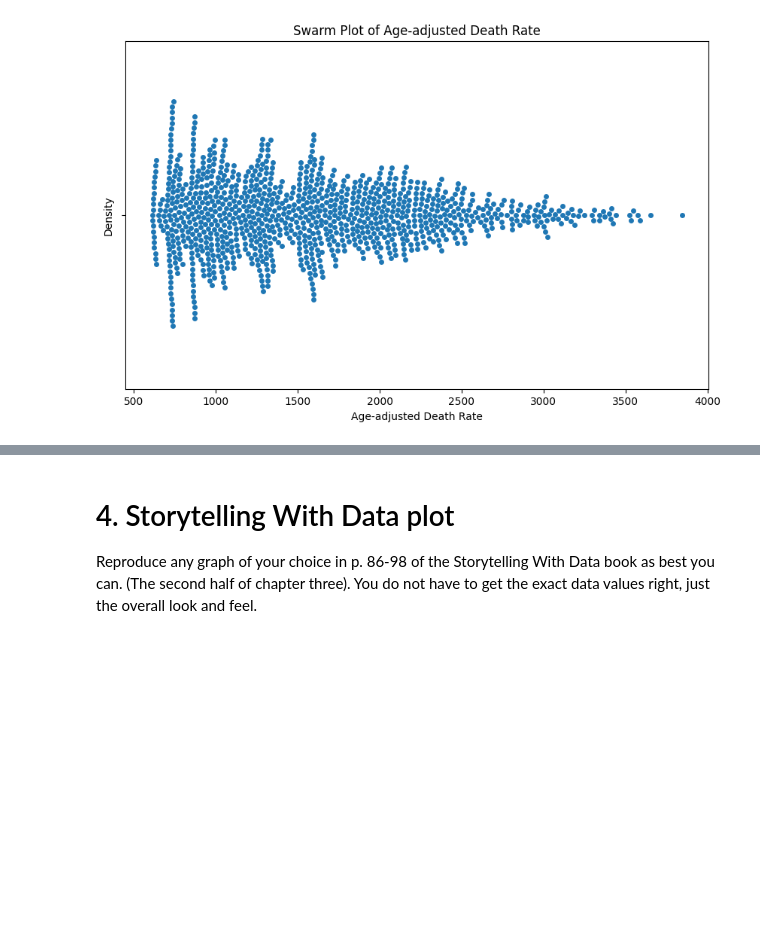
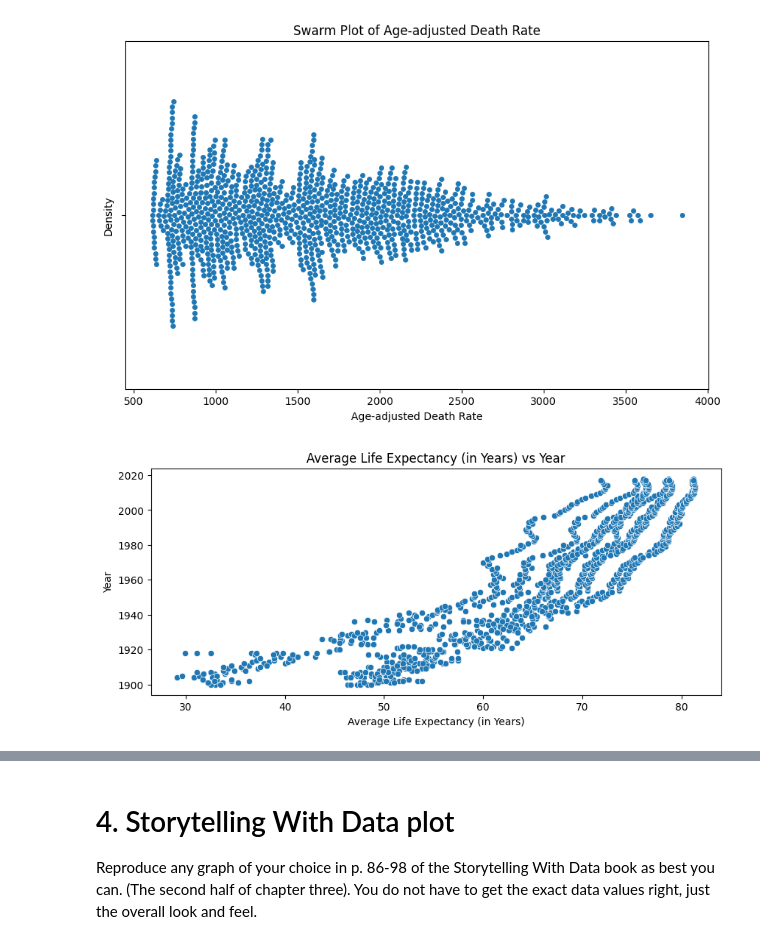
Before and after one commit to hoangt05/Module-B-semester-2, a Jupyter notebook: OMDS-ModB2-Week6-Hoang-Trang.ipynb, the cells around one changed output, grey strips where cells are left out. Cells and saved outputs as stored; diff of their text form; code cells hidden in the pictures; blank space fills up the shorter version.

```diff
--- a/OMDS-ModB2-Week6-Hoang-Trang.ipynb
+++ b/OMDS-ModB2-Week6-Hoang-Trang.ipynb
@@ -182,3 +182,12 @@ for c in columns:
 # %% [output]
 [figure]
 [figure]
+# %%
+plt.figure(figsize=(10, 4))
+sns.scatterplot(data=numeric_df, x=numeric_df['Average Life Expectancy (Years)'], y=numeric_df['Year'])
+plt.title("Average Life Expectancy (in Years) vs Year")
+plt.xlabel('Average Life Expectancy (in Years)')
+plt.ylabel('Year')
+plt.show()
+# %% [output]
+[figure, added]
```
Also changed, not shown: parts of 1 cell of this notebook.
